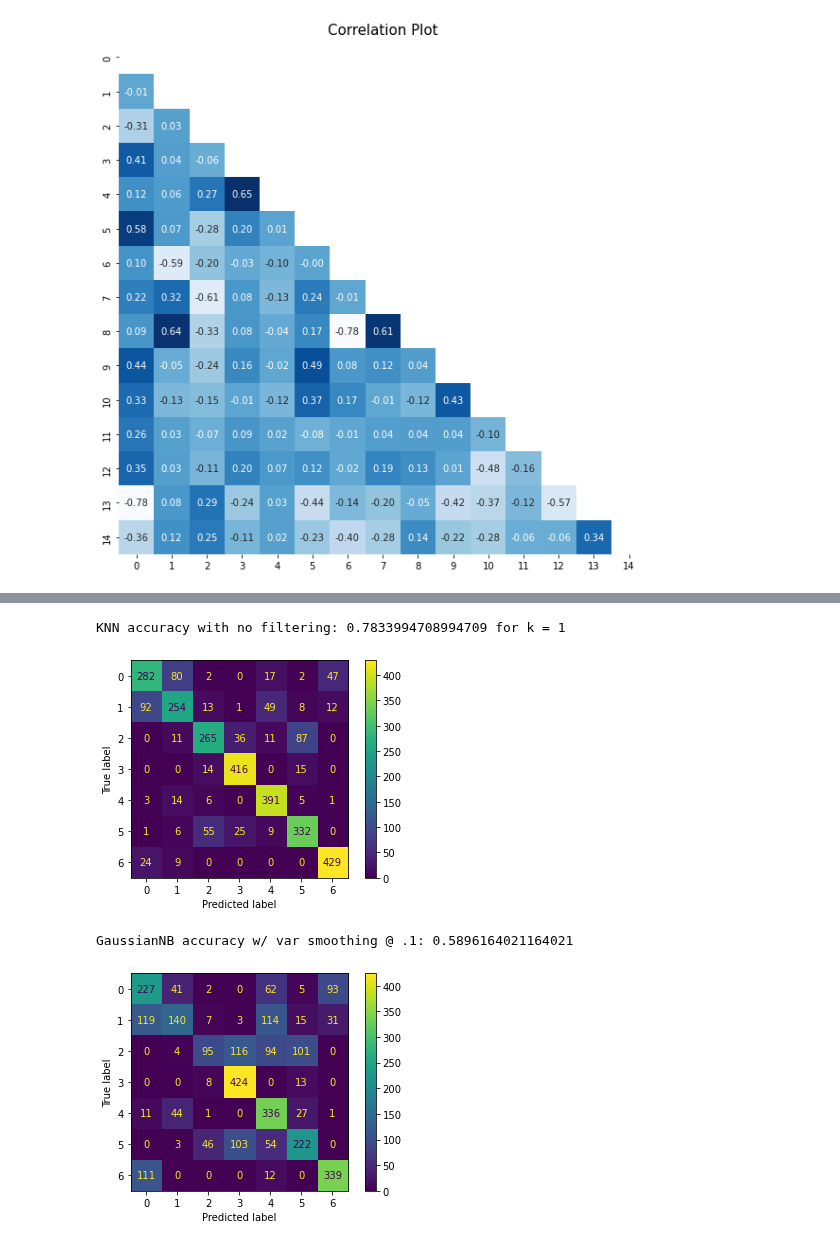
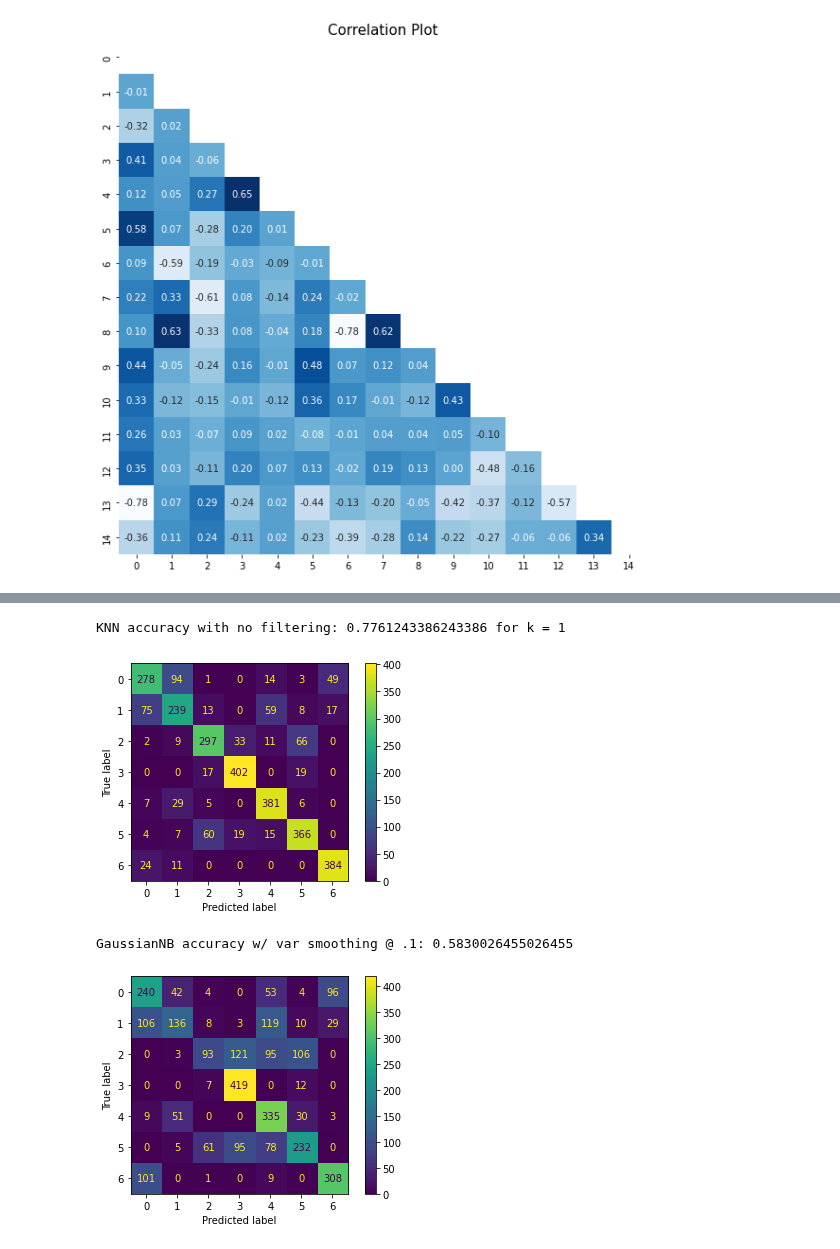
Before and after one commit to sams-data/mids-w207_9_sp22_forest_cover_classification, a Jupyter notebook: Exploration/norm_eda.ipynb, the cells around one changed output, grey strips where cells are left out. Cells and saved outputs as stored; diff of their text form; code cells hidden in the pictures.

```diff
--- a/Exploration/norm_eda.ipynb
+++ b/Exploration/norm_eda.ipynb
@@ -106,2 +106,26 @@ print(train_dev_X[0,:])
+# %%
+train_dev = pd.read_csv("../data/train.csv", index_col=0)
+n = train_dev.shape[0]
+
+# How much do you want in dev?
+percent_in_dev = .2
+dev_slice = int(percent_in_dev * n)
+
+# shuffle the df
+train_dev = train_dev.sample(frac=1).reset_index(drop=True)
+
+# split
+dev = train_dev[:dev_slice]
+train = train_dev[dev_slice:]
+
+n_dev = dev.shape[0]
+n_train = train.shape[0]
+n_feat = train.shape[1]
+# %%
+train_Y = np.array(np.array(train["Cover_Type"].tolist()))
+dev_Y = np.array(np.array(dev["Cover_Type"].tolist()))
+
+train_X, train_X_fl = prep_fc_X_data(train)
+dev_X, dev_X_fl = prep_fc_X_data(dev)
 # %%
 # correlation plot
@@ -127,19 +151,3 @@ plt.show()
 pass
 # %% [output]
 [figure]
-# %%
-## Split dev and train
-n = train_dev_X.shape[0]
-shuffle = np.random.permutation(np.arange(n))
-X, Y = train_dev_X[shuffle], train_dev_Y[shuffle]
-
-percent_in_dev = .2
-dev_slice = int(percent_in_dev * n)
-
-# Set some variables to dev and training data.
-dev_dat, dev_lab = X[:dev_slice], Y[:dev_slice]
-train_dat, train_lab = X[dev_slice:], Y[dev_slice:]
-
-n_dev = dev_dat.shape[0]
-n_train = train_dat.shape[0]
-n_feat = train_dat.shape[1]
@@ -146,34 +179,34 @@ n_feat = train_dat.shape[1]
 # %%
-def knn(n_neighbors=1, train_dat=train_dat, train_lab=train_lab, dev_dat=dev_dat, dev_lab=dev_lab):
+def knn(n_neighbors=1, train_dat=train_X, train_lab=train_Y, dev_dat=dev_X, dev_lab=dev_Y):
 
     knn = KNeighborsClassifier(n_neighbors=n_neighbors)
 
     knn.fit(train_dat, train_lab) #train on processed train data
 
     pred_knn  = knn.predict(dev_dat) #predict on dev data
 
     accuracy_count_knn = 0
 
     for j in range(pred_knn.shape[0]):
         if pred_knn[j] == dev_lab[j]:
             accuracy_count_knn += 1
         else:
             continue
 
     print(f"KNN accuracy with no filtering: {accuracy_count_knn/pred_knn.shape[0]} for k = {n_neighbors}")
 
     cm = confusion_matrix(dev_lab, pred_knn)
 
     ConfusionMatrixDisplay(cm).plot()
 
     pd.DataFrame(classification_report(dev_lab, pred_knn, output_dict=True))
 
 knn(n_neighbors=1)
 # %% [output]
-KNN accuracy with no filtering: 0.7833994708994709 for k = 1
+KNN accuracy with no filtering: 0.7761243386243386 for k = 1
-[figure, old version]
+[figure, new version]
 # %%
-def gaussian_nb(train_dat=train_dat, train_lab=train_lab, dev_dat=dev_dat, dev_lab=dev_lab):
+def gaussian_nb(train_dat=train_X, train_lab=train_Y, dev_dat=dev_X, dev_lab=dev_Y):
 
     ###Train on gaussianNB with var_smoothing = .1###
 
@@ -208,5 +241,5 @@ def gaussian_nb(train_dat=train_dat, train_lab=train_lab, dev_dat=dev_dat, dev_l
 
 gaussian_nb()
 # %% [output]
-GaussianNB accuracy w/ var smoothing @ .1: 0.5896164021164021
+GaussianNB accuracy w/ var smoothing @ .1: 0.5830026455026455
-[figure, old version]
+[figure, new version]
```
Also changed, not shown: parts of 13 cells of this notebook.
